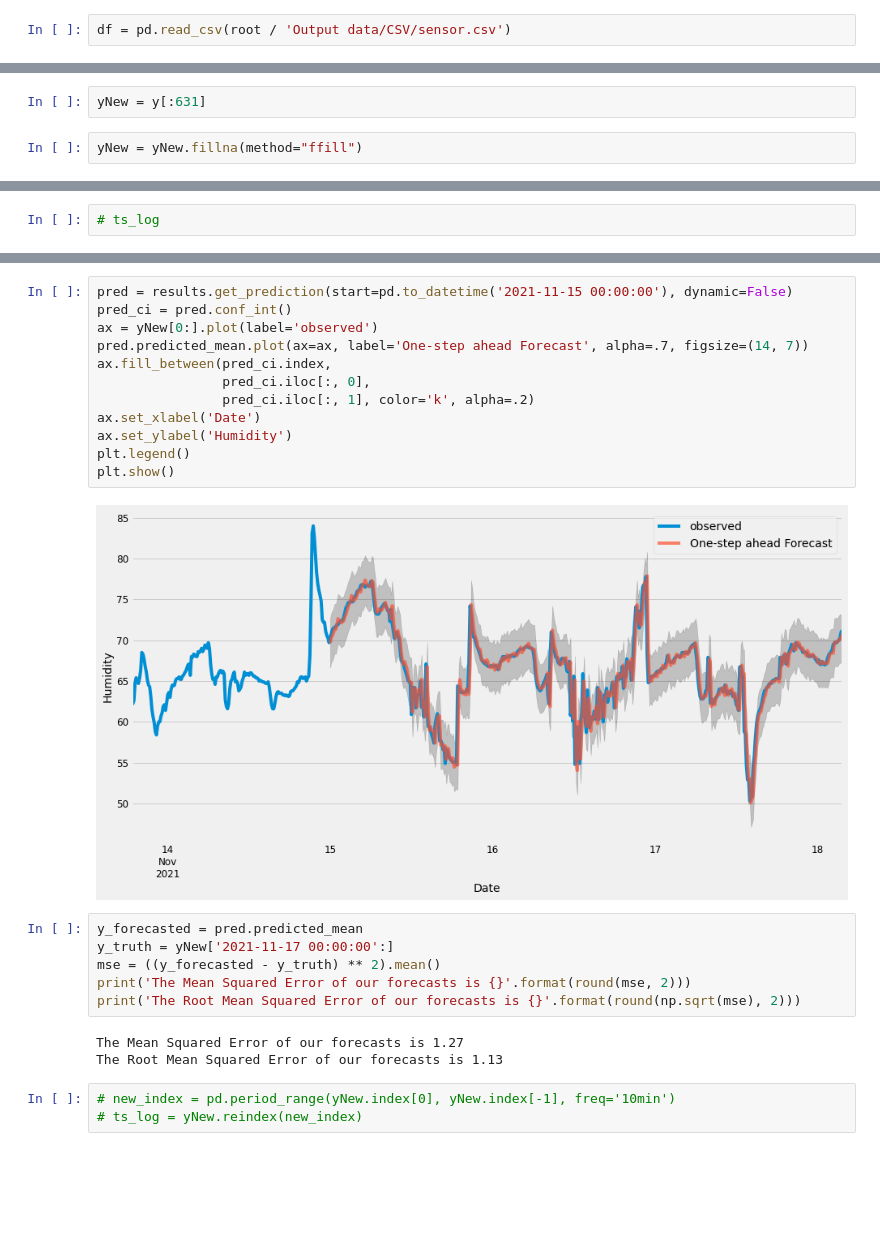
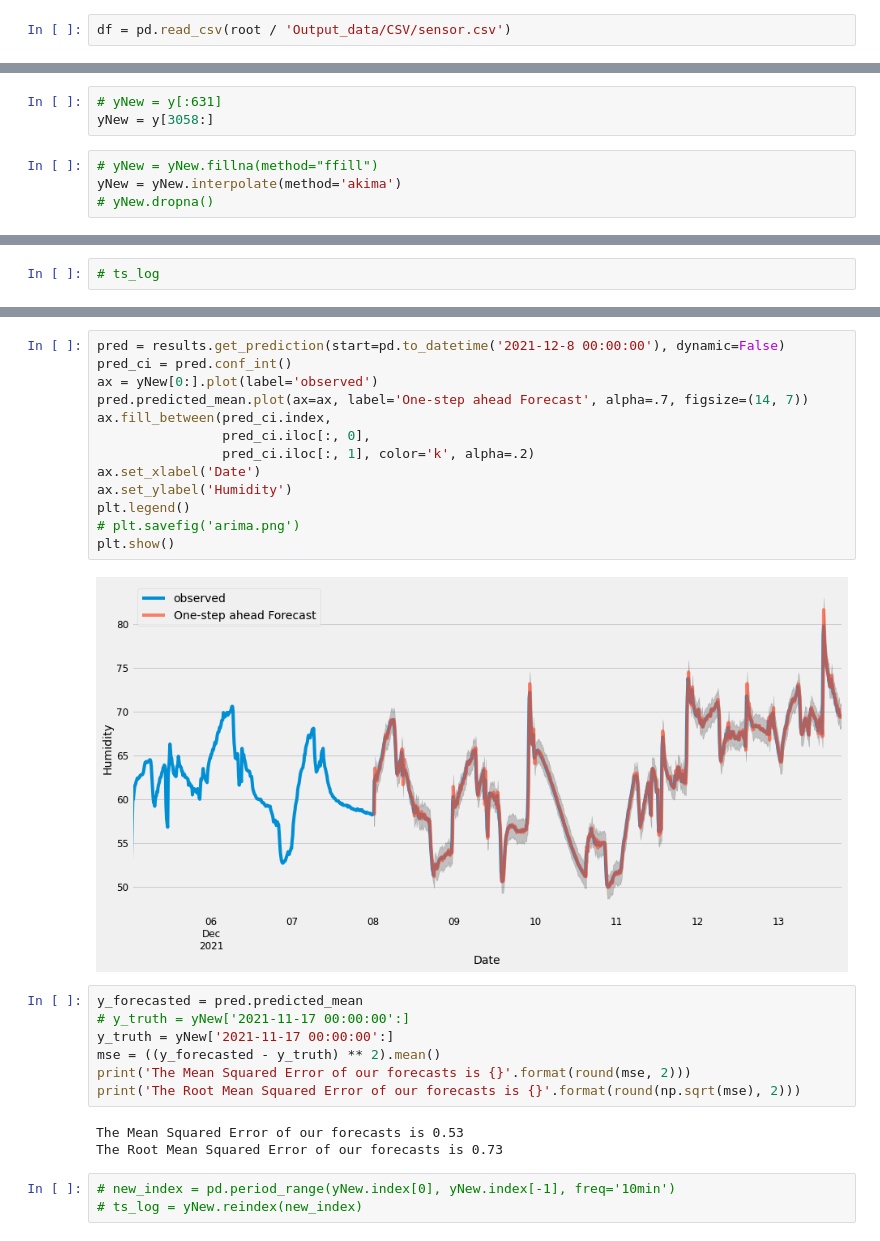
Before and after one commit to alexandreberkovic/IoT, a Jupyter notebook: Data_analysis/TSF with ARIMA.ipynb, the cells around one changed output, grey strips where cells are left out. Cells and saved outputs as stored; diff of their text form; blank space fills up the shorter version.

Commit message:
more data analysis

```diff
--- a/Data_analysis/TSF with ARIMA.ipynb
+++ b/Data_analysis/TSF with ARIMA.ipynb
@@ -19,7 +19,7 @@ matplotlib.rcParams['text.color'] = 'k'
 # %%
 root = Path('/Users','alexandreberkovic','Desktop', 'Year_4','SIoT','IoT')
 # %%
-df = pd.read_csv(root / 'Output data/CSV/sensor.csv')
+df = pd.read_csv(root / 'Output_data/CSV/sensor.csv')
 # %%
 df.columns
 # %% [output]
@@ -83,6 +85,9 @@ y.index == '2021-11-18 04:00:00'
 # %% [output]
 array([False, False, False, ..., False, False, False])
 # %%
-yNew = y[:631]
+# yNew = y[:631]
+yNew = y[3058:]
 # %%
-yNew = yNew.fillna(method="ffill")
+# yNew = yNew.fillna(method="ffill")
+yNew = yNew.interpolate(method='akima')
+# yNew.dropna()
@@ -335,26 +340,28 @@ plt.show()
 # %%
-pred = results.get_prediction(start=pd.to_datetime('2021-11-15 00:00:00'), dynamic=False)
+pred = results.get_prediction(start=pd.to_datetime('2021-12-8 00:00:00'), dynamic=False)
 pred_ci = pred.conf_int()
 ax = yNew[0:].plot(label='observed')
 pred.predicted_mean.plot(ax=ax, label='One-step ahead Forecast', alpha=.7, figsize=(14, 7))
 ax.fill_between(pred_ci.index,
                 pred_ci.iloc[:, 0],
                 pred_ci.iloc[:, 1], color='k', alpha=.2)
 ax.set_xlabel('Date')
 ax.set_ylabel('Humidity')
 plt.legend()
+# plt.savefig('arima.png')
 plt.show()
 # %% [output]
-[figure, old version]
+[figure, new version]
 # %%
 y_forecasted = pred.predicted_mean
+# y_truth = yNew['2021-11-17 00:00:00':]
 y_truth = yNew['2021-11-17 00:00:00':]
 mse = ((y_forecasted - y_truth) ** 2).mean()
 print('The Mean Squared Error of our forecasts is {}'.format(round(mse, 2)))
 print('The Root Mean Squared Error of our forecasts is {}'.format(round(np.sqrt(mse), 2)))
 # %% [output]
-The Mean Squared Error of our forecasts is 1.27
-The Root Mean Squared Error of our forecasts is 1.13
+The Mean Squared Error of our forecasts is 0.53
+The Root Mean Squared Error of our forecasts is 0.73
 # %%
 # new_index = pd.period_range(yNew.index[0], yNew.index[-1], freq='10min')
 # ts_log = yNew.reindex(new_index)
```
Also changed, not shown: parts of 11 cells of this notebook, 2 other files.
